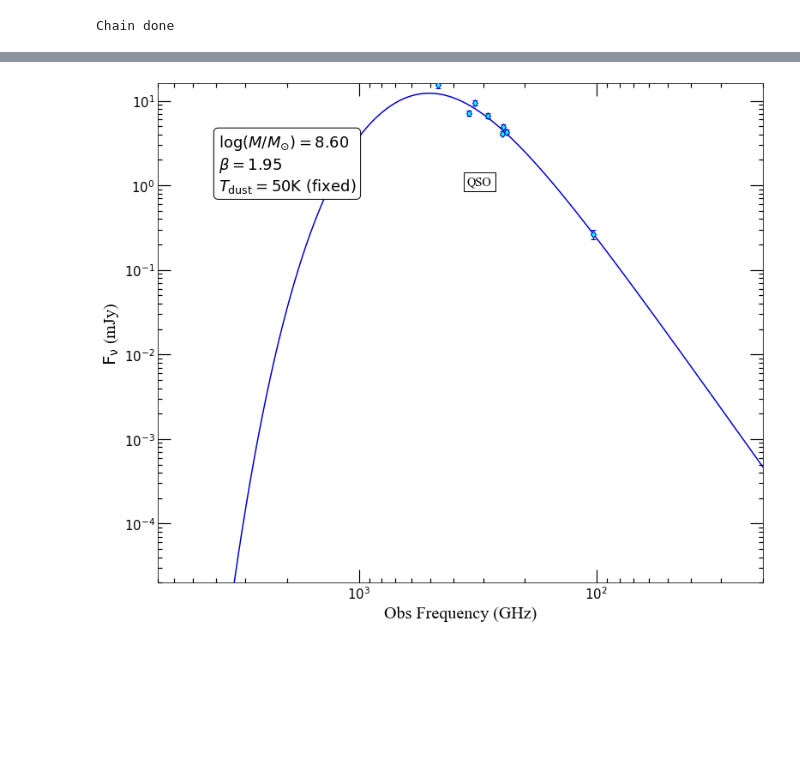
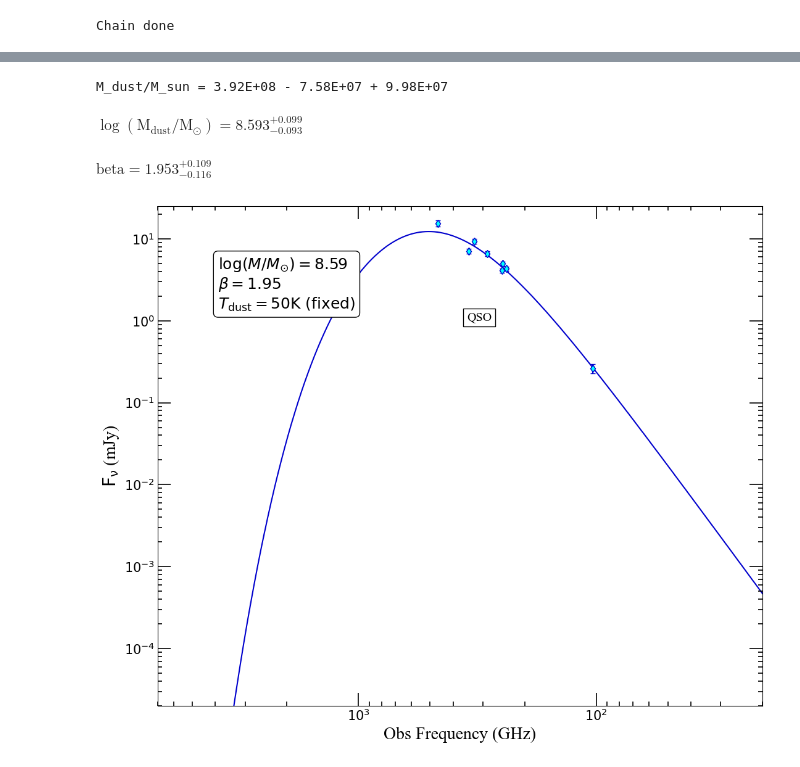
Before and after one commit to roberta96/EOS-Dustfit, a Jupyter notebook: test-eos.ipynb, the cells around one changed output, grey strips where cells are left out. Drawn from its saved outputs; the diff is of its cells as text; code cells hidden in the pictures; blank space fills up the shorter version.

```diff
--- a/test-eos.ipynb
+++ b/test-eos.ipynb
@@ -128,11 +138,14 @@ ax.plot(freq_plot,model3, label = 'MBB', c = 'gray', ls='--',lw = 1.5, zorder =1
 #Here the chain is runned or imported (if previously runned)
 #Always remember to remove the file .h5 if you want to run twice the same chain.
 
-filename = 'test.h5' #change the filename as you wish. Here the chain will be saved
+path = ''
+filename = path+'test.h5' #change the filename as you wish. Here the chain will be saved
 
-#For additional inputs in run_chain() see Readme.md
+run_chain = False
+
+#For additional inputs in run_chain() see Useful_functions.md
 sampler = colddust_sed_models.sed_models.run_chain(start_pos, ndim,part,filename,nu_obs,\
-                                                   flux,flux_err,z,D_l,A,fix_par,iteration=1000,run=False)
+                                                   flux,flux_err,z,D_l,A,fix_par,iteration=1000,run=run_chain)
 print('Chain done')
 # %% [output]
 Chain done
@@ -170,18 +162,44 @@ colddust_sed_models.results_plot.sed_res_plot(sampler, ndim, name, part, sel_par
+# %%
+#Print the best-fitting values
+
+dis_num = 250 #number of steps to be discarted. You can change this value
+
+cond = (ndim==1 and sel_par==0) or (ndim==2 and sel_par==0) or (ndim==2 and sel_par==1) #do not change from here on
+
+if cond:
+    popt, q, mdust = colddust_sed_models.results_plot.sed_results(sampler, ndim, sel_par, dis=dis_num)
+    print('M_dust/M_sun = %.2E - %.2E + %.2E' %(mdust[0], mdust[1], mdust[2]))
+else:
+    popt, q = colddust_sed_models.results_plot.sed_results(sampler, ndim, sel_par, dis=dis_num)
+
+label_new = colddust_sed_models.results_plot.labels(ndim,sel_par)
+
+j = 0
+for i in range(ndim):
+    txt = "\mathrm{{{3}}} = {0:.3f}_{{-{1:.3f}}}^{{+{2:.3f}}}"
+    txt2 = txt.format(popt[i], q[j], q[j+1], label_new[i])
+    display(Math(txt2))
+    j = j+2
+# %% [output]
+M_dust/M_sun = 3.92E+08 - 7.58E+07 + 9.98E+07
+$\displaystyle \mathrm{\log(M_{dust}/M_\odot)} = 8.593_{-0.093}^{+0.099}$
+$\displaystyle \mathrm{beta} = 1.953_{-0.116}^{+0.109}$
 # %%
-#Plot SED
+#Example for plotting the resulting best-fitting function
 
 freq_plot = np.arange(10,8000) #GHz
 name_plot = 'QSO'
+save = False
 
-ylim = [2e-5, 16]
+ylim = [2e-5, 25]
 xlim = [20,7000]
 pos_text = [350,1]
 
 colddust_sed_models.results_plot.plot_sed(freq_plot,sampler,part,sel_par,nu_obs,flux,flux_err,z,D_l,A,c,fix_par,\
                                           ndim,ylim,xlim,pos_text,name_plot,name,\
-                                          display_res=True,save=False)
+                                          display_res=True,save=save)
 # %% [output]
-[figure, old version]
+[figure, new version]
 # %%
 #Compute far-infrared luminosity (40-1000 microm) and associated SFR (using Chabrier IMF) from best-fit-values
 
```
Also changed, not shown: parts of 11 cells of this notebook.
